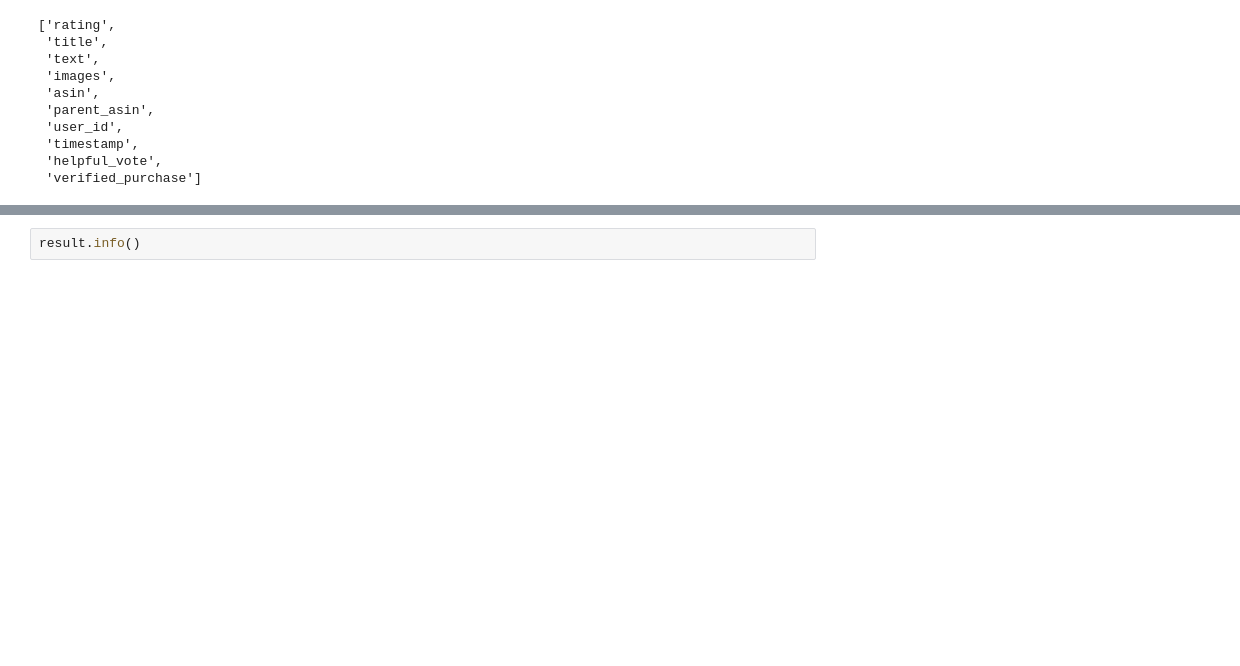
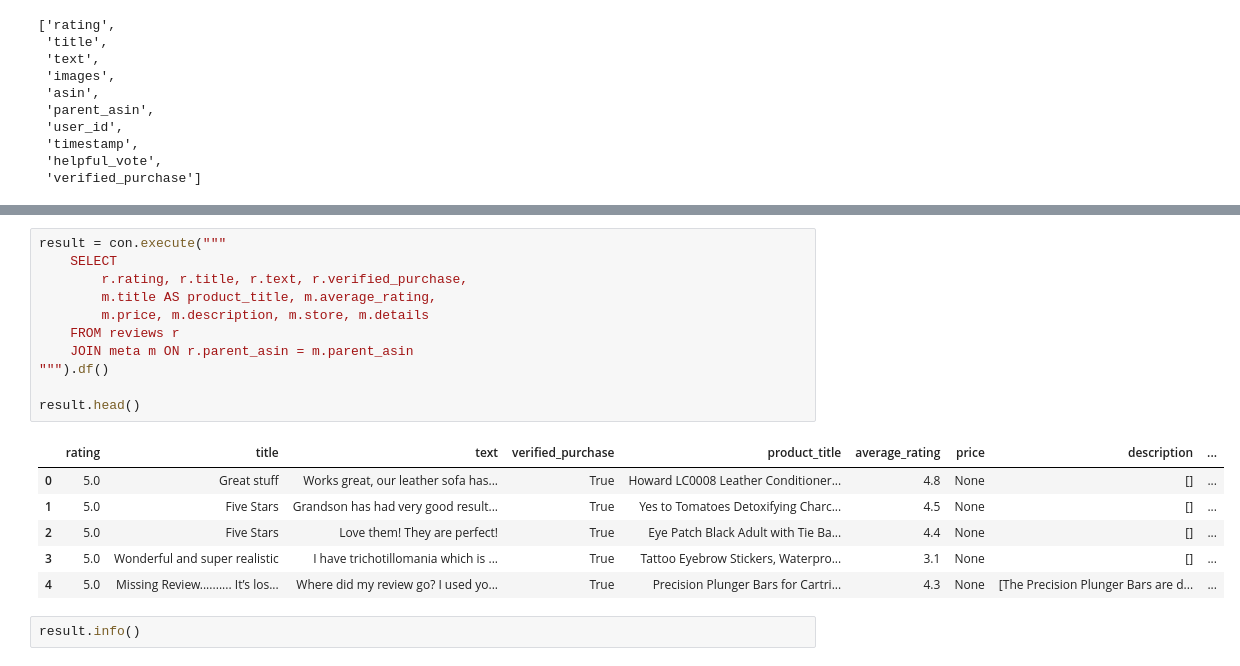
Before and after one commit to UBC-MDS/DSCI_575_project_barafat2_moham136, a Jupyter notebook: notebooks/milestone1_exploration.ipynb, the cells around one changed output, grey strips where cells are left out. Saved outputs shown, nothing was run; the diff lists cells and outputs as text; blank space fills up the shorter version.

Commit message:
add reasoning for column selection and edit some EDA

```diff
--- a/notebooks/milestone1_exploration.ipynb
+++ b/notebooks/milestone1_exploration.ipynb
@@ -223,3 +251,21 @@ result.head()
+# %%
+result = con.execute("""
+    SELECT
+        r.rating, r.title, r.text, r.verified_purchase,
+        m.title AS product_title, m.average_rating,
+        m.price, m.description, m.store, m.details
+    FROM reviews r
+    JOIN meta m ON r.parent_asin = m.parent_asin
+""").df()
+
+result.head()
+# %% [output]
+|  | rating | title | text | verified_purchase | product_title | average_rating | price | description | ... |
+| 0 | 5.0 | Great stuff | Works great, our leather sofa has... | True | Howard LC0008 Leather Conditioner... | 4.8 | None | [] | ... |
+| 1 | 5.0 | Five Stars | Grandson has had very good result... | True | Yes to Tomatoes Detoxifying Charc... | 4.5 | None | [] | ... |
+| 2 | 5.0 | Five Stars | Love them! They are perfect! | True | Eye Patch Black Adult with Tie Ba... | 4.4 | None | [] | ... |
+| 3 | 5.0 | Wonderful and super realistic | I have trichotillomania which is ... | True | Tattoo Eyebrow Stickers, Waterpro... | 3.1 | None | [] | ... |
+| 4 | 5.0 | Missing Review.......... It’s los... | Where did my review go? I used yo... | True | Precision Plunger Bars for Cartri... | 4.3 | None | [The Precision Plunger Bars are d... | ... |
 # %%
 result.info()
 # %% [output]
```
Also changed, not shown: parts of 7 cells of this notebook.
